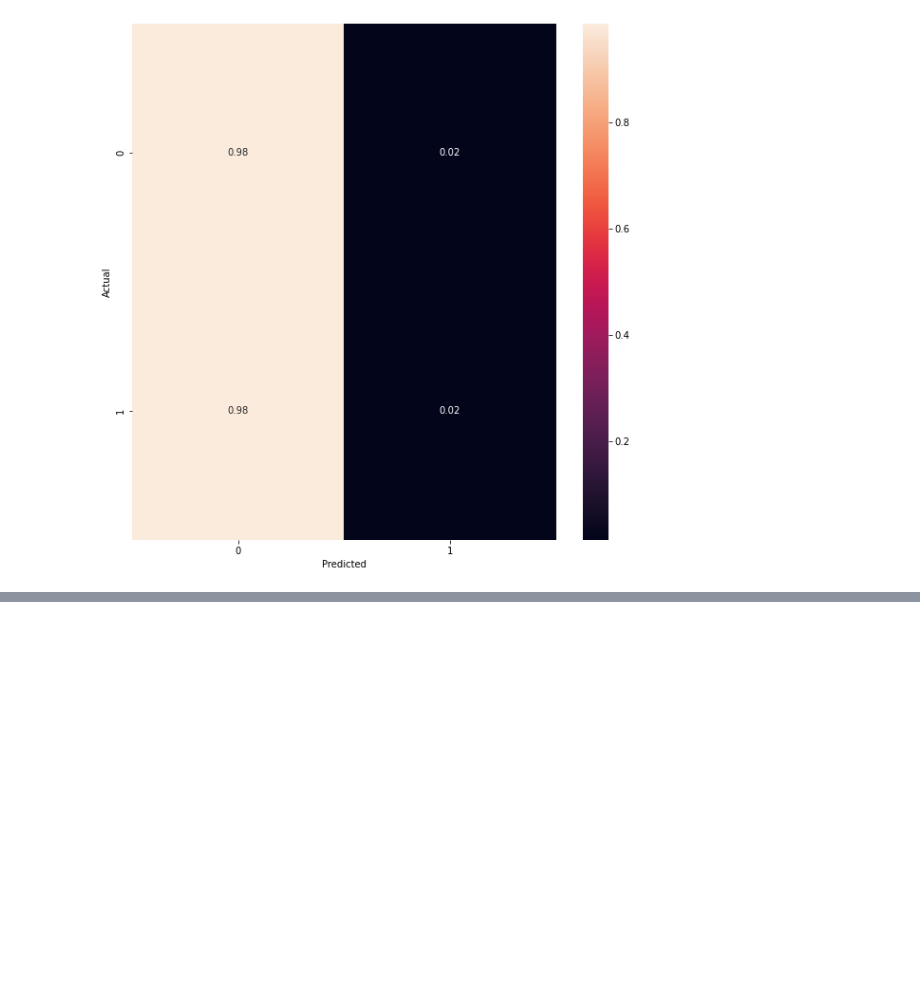
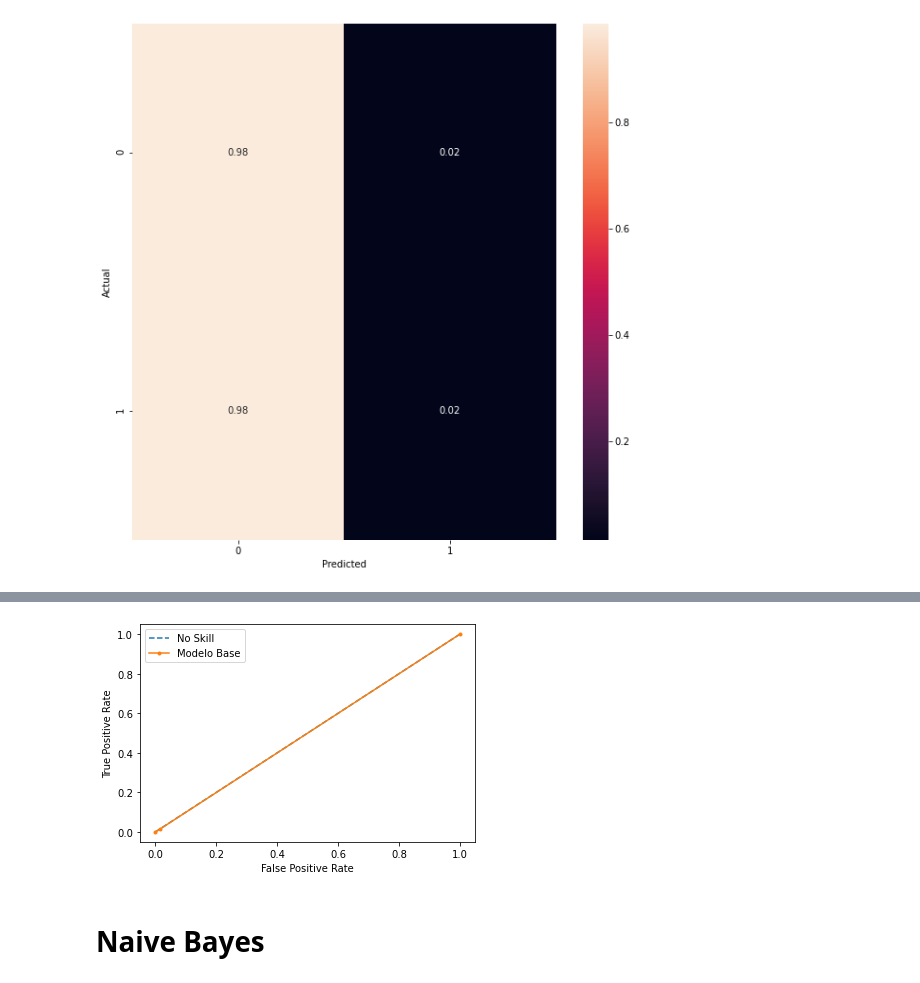
Before and after one commit to AMM53/Accidents-Prediction, a Jupyter notebook: notebooks/BaseModel.ipynb, the cells around one changed output, grey strips where cells are left out. Drawn from its saved outputs; the diff is of its cells as text; code cells hidden in the pictures; blank space fills up the shorter version.

```diff
--- a/notebooks/BaseModel.ipynb
+++ b/notebooks/BaseModel.ipynb
@@ -69,0 +128,18 @@ plt.show(block=False)
+# %%
+# keep probabilities for the positive outcome only
+yhat = ypred_proba[:, 1]
+# calculate roc curves
+fpr, tpr, thresholds = roc_curve(ytest, yhat)
+# plot the roc curve for the model
+plt.plot([0,1], [0,1], linestyle='--', label='No Skill')
+plt.plot(fpr, tpr, marker='.', label='Modelo Base')
+# axis labels
+plt.xlabel('False Positive Rate')
+plt.ylabel('True Positive Rate')
+plt.legend()
+# show the plot
+plt.show()
+# %% [output]
+[figure, added]
+# %% [markdown]
+# Naive Bayes
```
Also changed, not shown: parts of 24 cells of this notebook.
